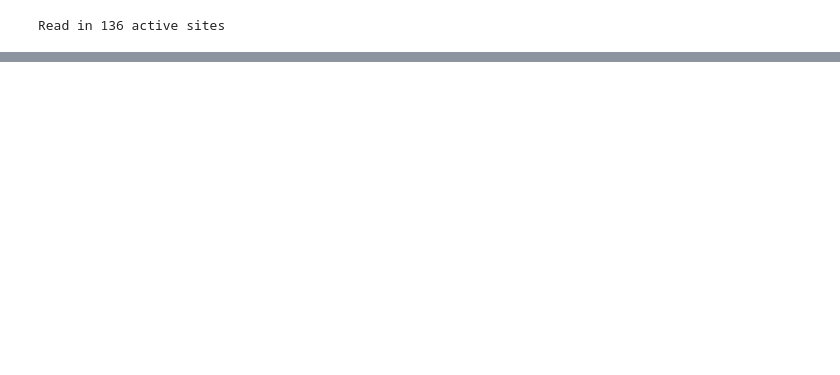
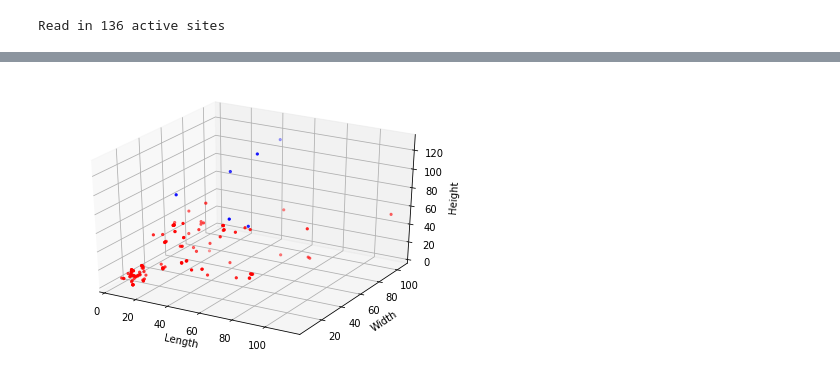
Before and after one commit to jessicagainesbmi203/hw2-skeleton, a Jupyter notebook: clustering-evaluation.ipynb, the cells around one changed output, grey strips where cells are left out. Saved outputs shown, nothing was run; the diff lists cells and outputs as text; code cells hidden in the pictures; blank space fills up the shorter version.

```diff
--- a/clustering-evaluation.ipynb
+++ b/clustering-evaluation.ipynb
@@ -27,0 +62,4 @@ cluster_by_partitioning(active_sites,2)
+# %%
+plot_clustering(hierarchical_clusters)
+# %% [output]
+[figure, added]
```
Also changed, not shown: parts of 7 cells of this notebook, 4 other files.
